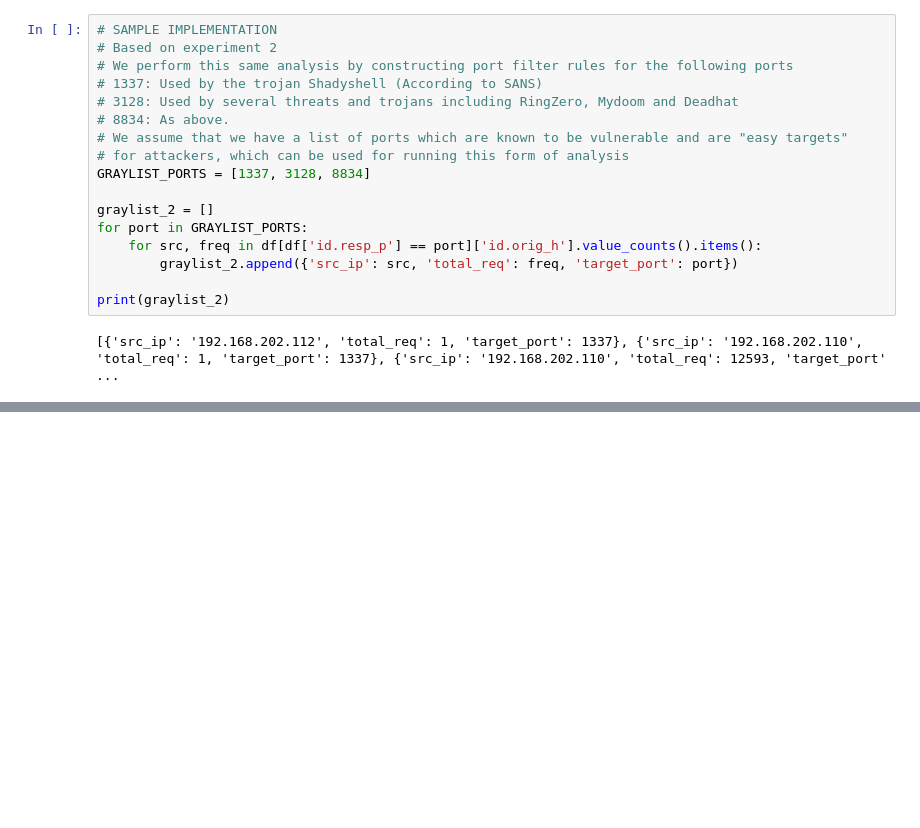
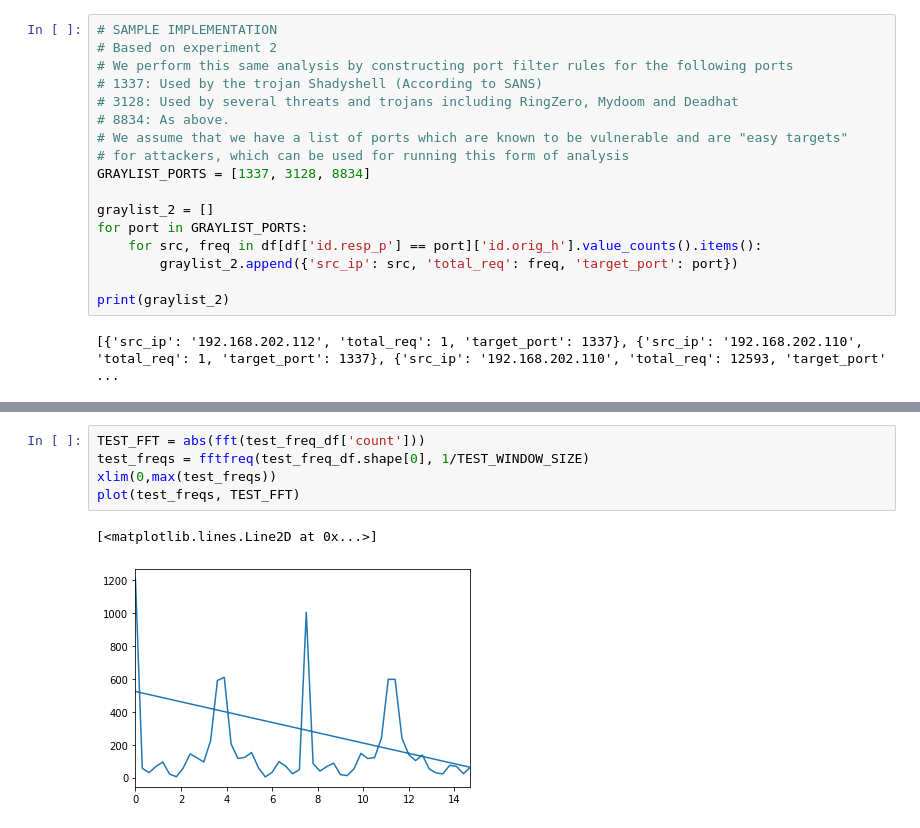
Before and after one commit to shuiherng/asmt, a Jupyter notebook: task3.ipynb, the cells around one changed output, grey strips where cells are left out. Cells and saved outputs as stored; diff of their text form; blank space fills up the shorter version.

```diff
--- a/task3.ipynb
+++ b/task3.ipynb
@@ -141,0 +271,8 @@ print(graylist_2)
+# %%
+TEST_FFT = abs(fft(test_freq_df['count']))
+test_freqs = fftfreq(test_freq_df.shape[0], 1/TEST_WINDOW_SIZE)
+xlim(0,max(test_freqs))
+plot(test_freqs, TEST_FFT)
+# %% [output]
+[<matplotlib.lines.Line2D at 0x...>]
+[figure, added]
```
Also changed, not shown: parts of 12 cells of this notebook.
